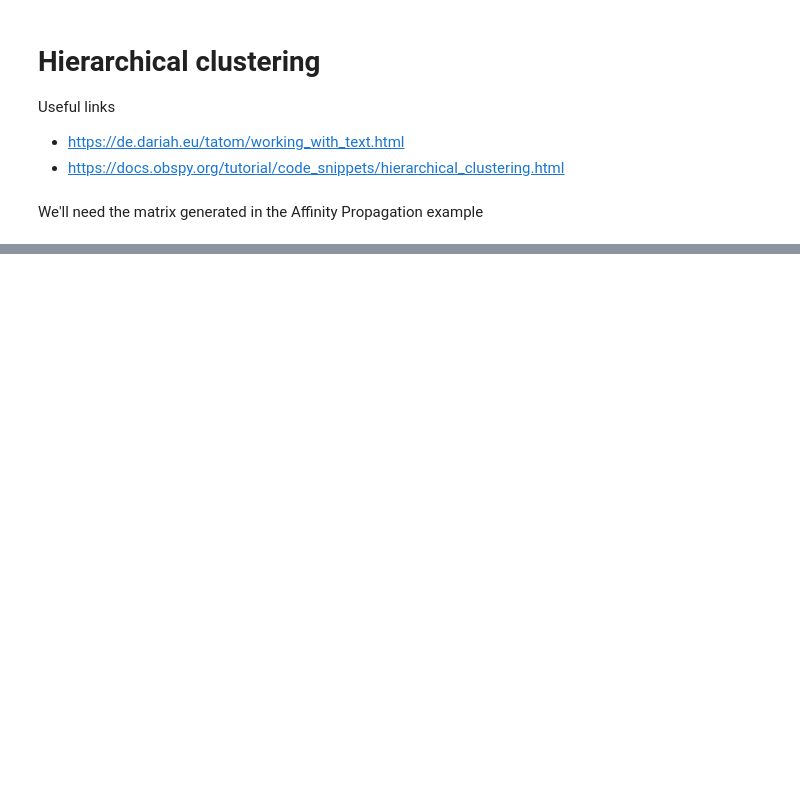
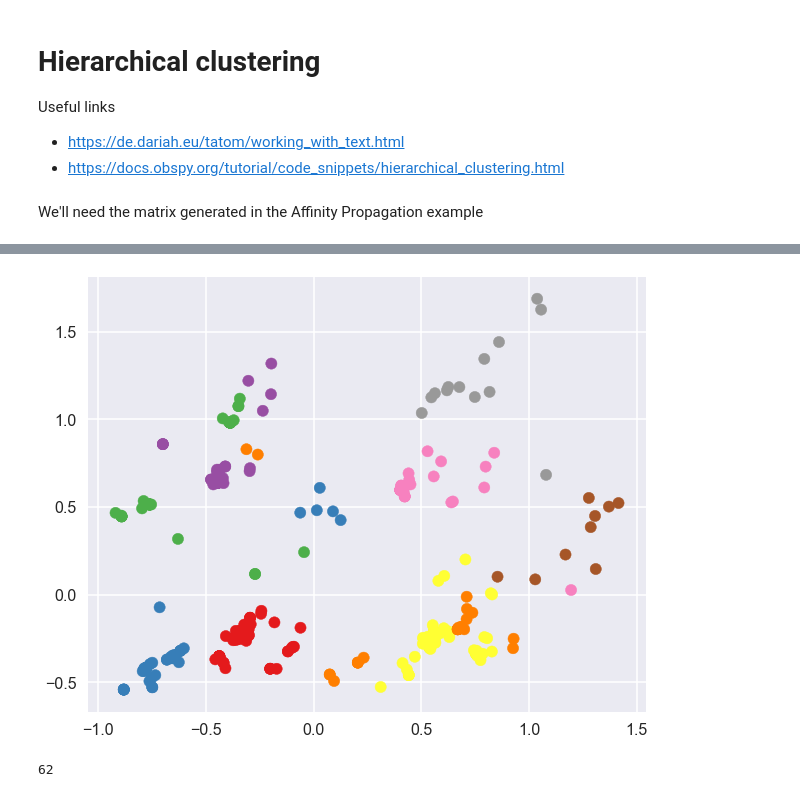
Before and after one commit to IFuentesSR/Litho, a Jupyter notebook: Lith Hierarchical.ipynb, the cells around one changed output, grey strips where cells are left out. Drawn from its saved outputs; the diff is of its cells as text; code cells hidden in the pictures; blank space fills up the shorter version.

```diff
--- a/Lith Hierarchical.ipynb
+++ b/Lith Hierarchical.ipynb
@@ -55,0 +72,10 @@ dendro = hierarchy.dendrogram(linkage, labels=names, orientation='right')
+# %%
+plt.figure(figsize=(10, 8))
+plt.scatter(xs, ys, c=clusters, cmap='Set1')  # plot points with cluster dependent colors
+plt.show()
+# %% [output]
+[figure, added]
+# %%
+len(np.unique(clusters))
+# %% [output]
+62
```
Also changed, not shown: parts of 5 cells of this notebook, 11 other files.
